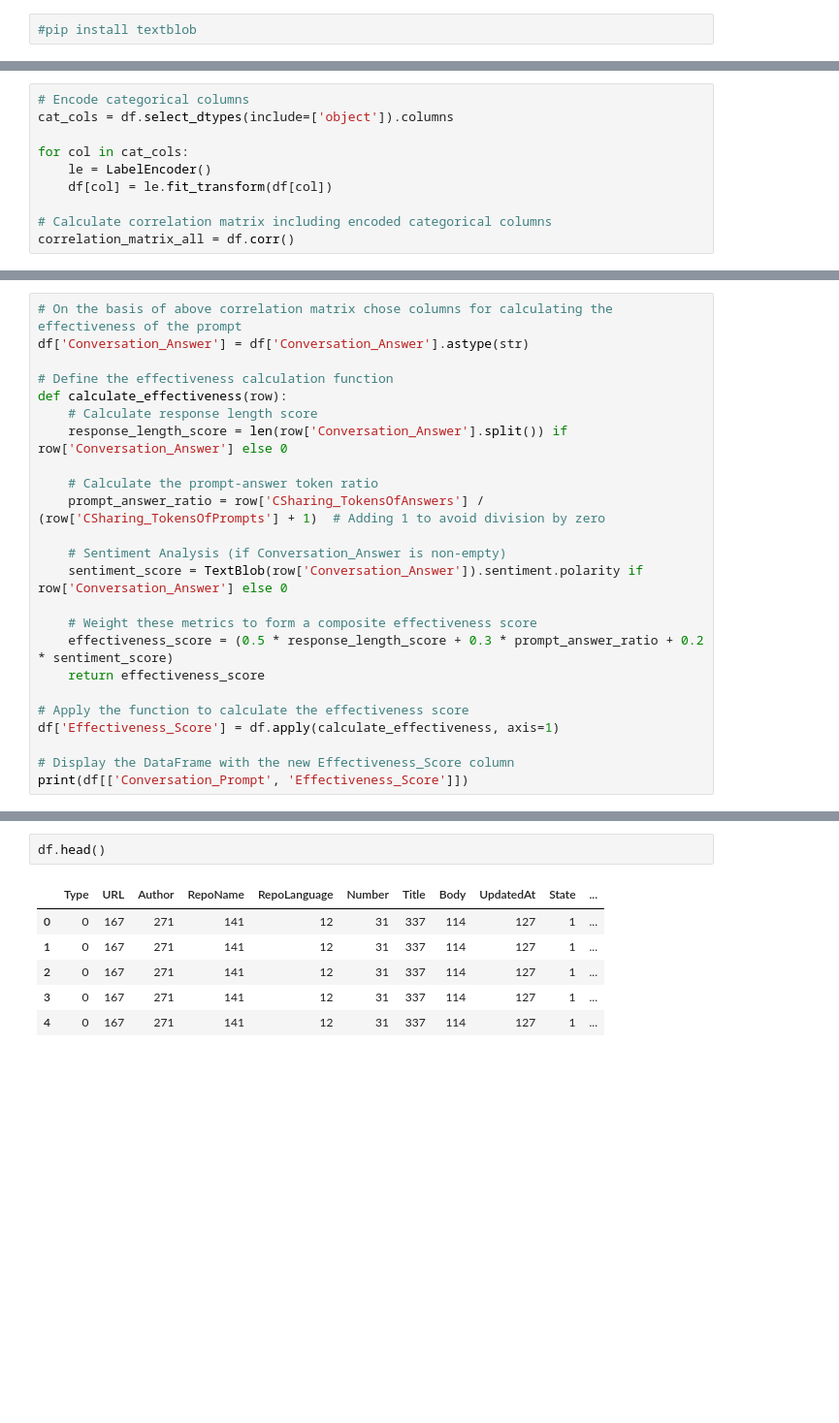
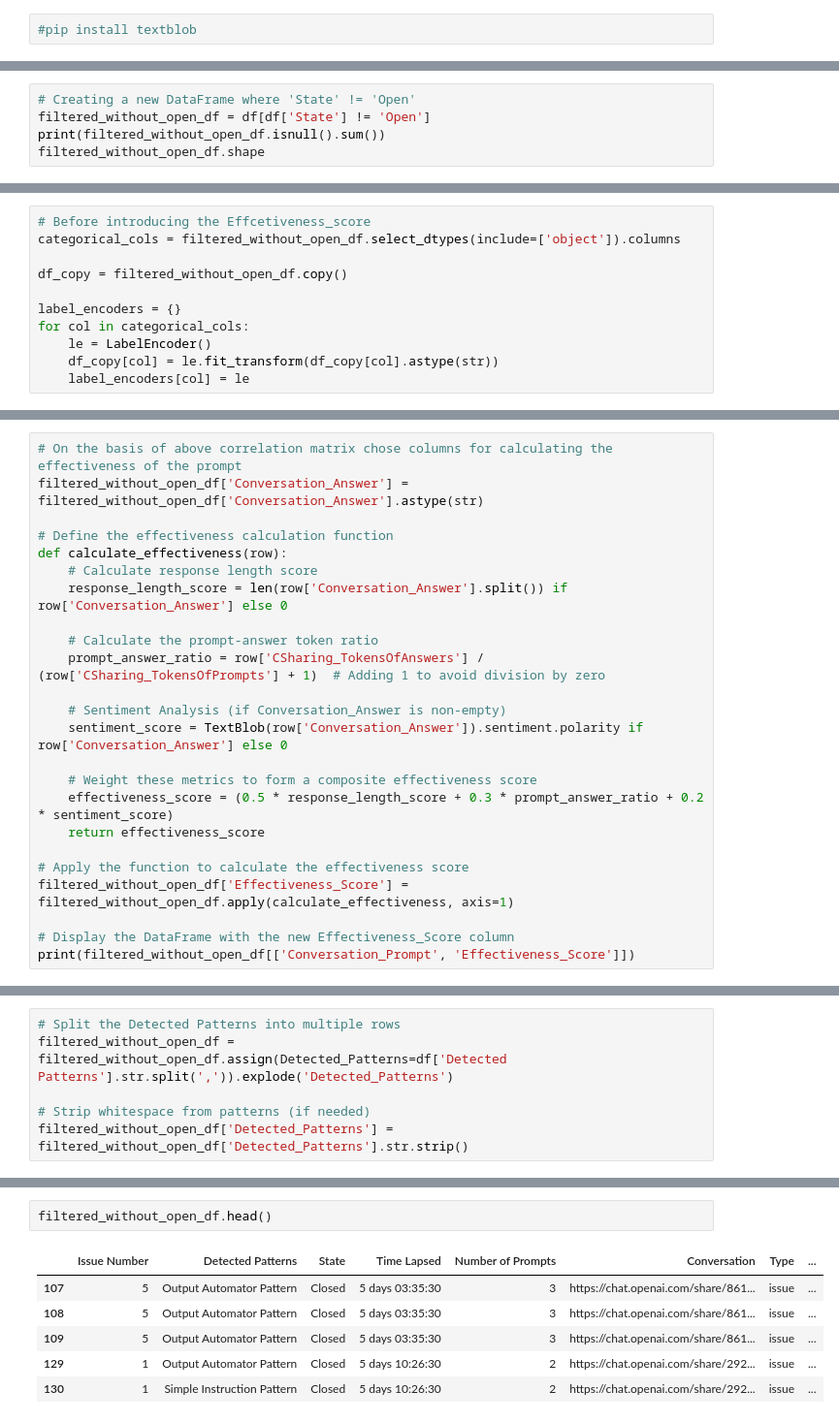
Before and after one commit to pyadav6/SSW-627, a Jupyter notebook: issues_sharing_prompt_effective.ipynb, the cells around one changed output, grey strips where cells are left out. Shown at 97% size. Cells and saved outputs as stored; diff of their text form; blank space fills up the shorter version.

```diff
--- a/issues_sharing_prompt_effective.ipynb
+++ b/issues_sharing_prompt_effective.ipynb
@@ -48,0 +56,5 @@ df.shape
+# %%
+# Creating a new DataFrame where 'State' != 'Open'
+filtered_without_open_df = df[df['State'] != 'Open']
+print(filtered_without_open_df.isnull().sum())
+filtered_without_open_df.shape
@@ -67,11 +116,12 @@ plt.show()
 # %%
-# Encode categorical columns
-cat_cols = df.select_dtypes(include=['object']).columns
+# Before introducing the Effcetiveness_score
+categorical_cols = filtered_without_open_df.select_dtypes(include=['object']).columns
 
-for col in cat_cols:
+df_copy = filtered_without_open_df.copy()
+
+label_encoders = {}
+for col in categorical_cols:
     le = LabelEncoder()
-    df[col] = le.fit_transform(df[col])
-
-# Calculate correlation matrix including encoded categorical columns
-correlation_matrix_all = df.corr()
+    df_copy[col] = le.fit_transform(df_copy[col].astype(str))
+    label_encoders[col] = le
 # %%
@@ -85,6 +138,6 @@ plt.show()
 # %%
 # On the basis of above correlation matrix chose columns for calculating the effectiveness of the prompt
-df['Conversation_Answer'] = df['Conversation_Answer'].astype(str)
+filtered_without_open_df['Conversation_Answer'] = filtered_without_open_df['Conversation_Answer'].astype(str)
 
 # Define the effectiveness calculation function
 def calculate_effectiveness(row):
@@ -102,8 +155,8 @@ def calculate_effectiveness(row):
     return effectiveness_score
 
 # Apply the function to calculate the effectiveness score
-df['Effectiveness_Score'] = df.apply(calculate_effectiveness, axis=1)
+filtered_without_open_df['Effectiveness_Score'] = filtered_without_open_df.apply(calculate_effectiveness, axis=1)
 
 # Display the DataFrame with the new Effectiveness_Score column
-print(df[['Conversation_Prompt', 'Effectiveness_Score']])
+print(filtered_without_open_df[['Conversation_Prompt', 'Effectiveness_Score']])
 # %% [output]
@@ -129,0 +193,6 @@ plt.show()
+# %%
+# Split the Detected Patterns into multiple rows
+filtered_without_open_df = filtered_without_open_df.assign(Detected_Patterns=df['Detected Patterns'].str.split(',')).explode('Detected_Patterns')
+
+# Strip whitespace from patterns (if needed)
+filtered_without_open_df['Detected_Patterns'] = filtered_without_open_df['Detected_Patterns'].str.strip()
@@ -141,9 +415,9 @@ plt.show()
 # %%
-df.head()
+filtered_without_open_df.head()
 # %% [output]
-|  | Type | URL | Author | RepoName | RepoLanguage | Number | Title | Body | UpdatedAt | State | ... |
-| 0 | 0 | 167 | 271 | 141 | 12 | 31 | 337 | 114 | 127 | 1 | ... |
-| 1 | 0 | 167 | 271 | 141 | 12 | 31 | 337 | 114 | 127 | 1 | ... |
-| 2 | 0 | 167 | 271 | 141 | 12 | 31 | 337 | 114 | 127 | 1 | ... |
-| 3 | 0 | 167 | 271 | 141 | 12 | 31 | 337 | 114 | 127 | 1 | ... |
-| 4 | 0 | 167 | 271 | 141 | 12 | 31 | 337 | 114 | 127 | 1 | ... |
+|  | Issue Number | Detected Patterns | State | Time Lapsed | Number of Prompts | Conversation | Type | ... |
+| 107 | 5 | Output Automator Pattern | Closed | 5 days 03:35:30 | 3 | https://chat.openai.com/share/861... | issue | ... |
+| 108 | 5 | Output Automator Pattern | Closed | 5 days 03:35:30 | 3 | https://chat.openai.com/share/861... | issue | ... |
+| 109 | 5 | Output Automator Pattern | Closed | 5 days 03:35:30 | 3 | https://chat.openai.com/share/861... | issue | ... |
+| 129 | 1 | Output Automator Pattern | Closed | 5 days 10:26:30 | 2 | https://chat.openai.com/share/292... | issue | ... |
+| 130 | 1 | Simple Instruction Pattern | Closed | 5 days 10:26:30 | 2 | https://chat.openai.com/share/292... | issue | ... |
```
Also changed, not shown: parts of 27 cells of this notebook, 18 other files.
